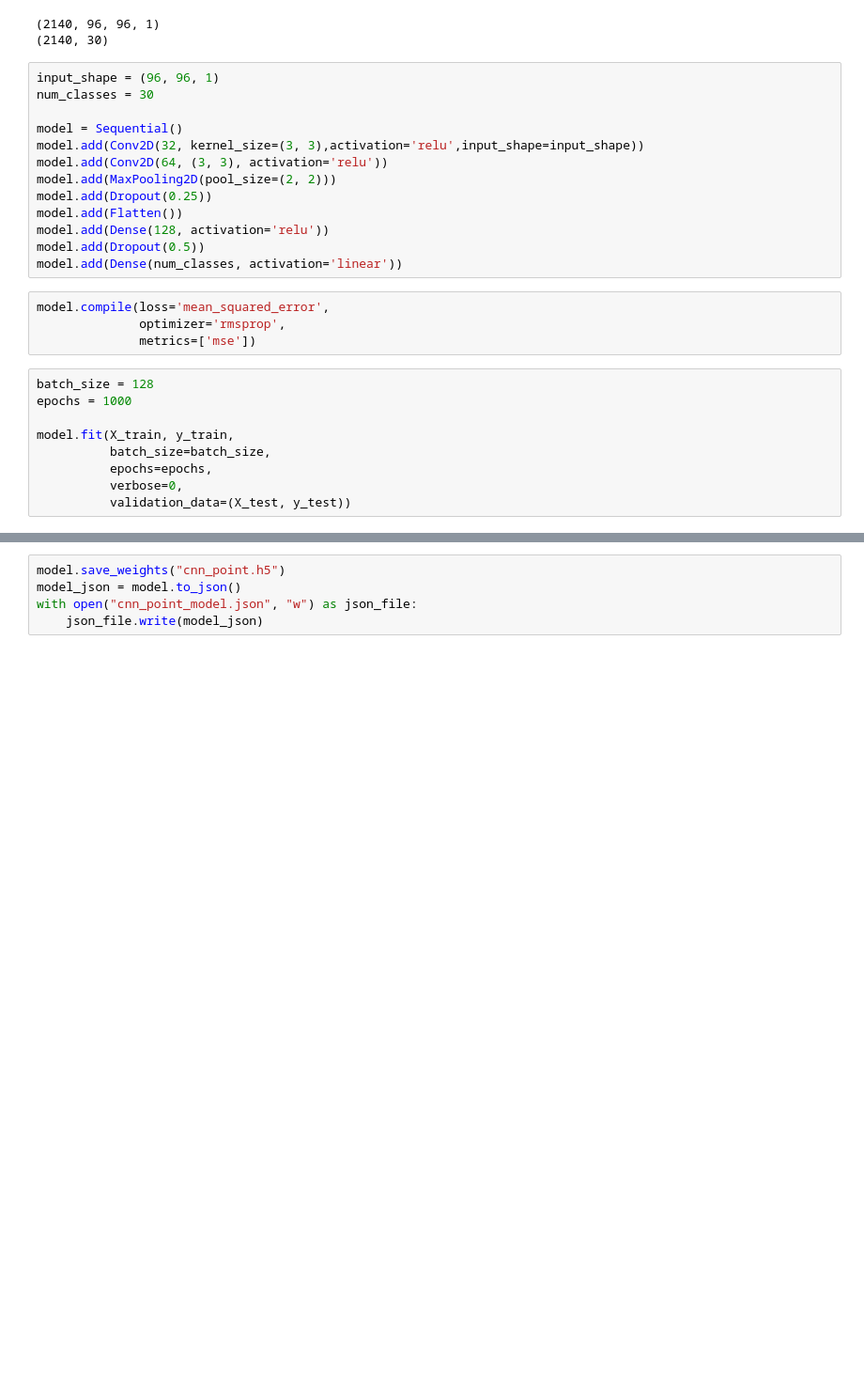
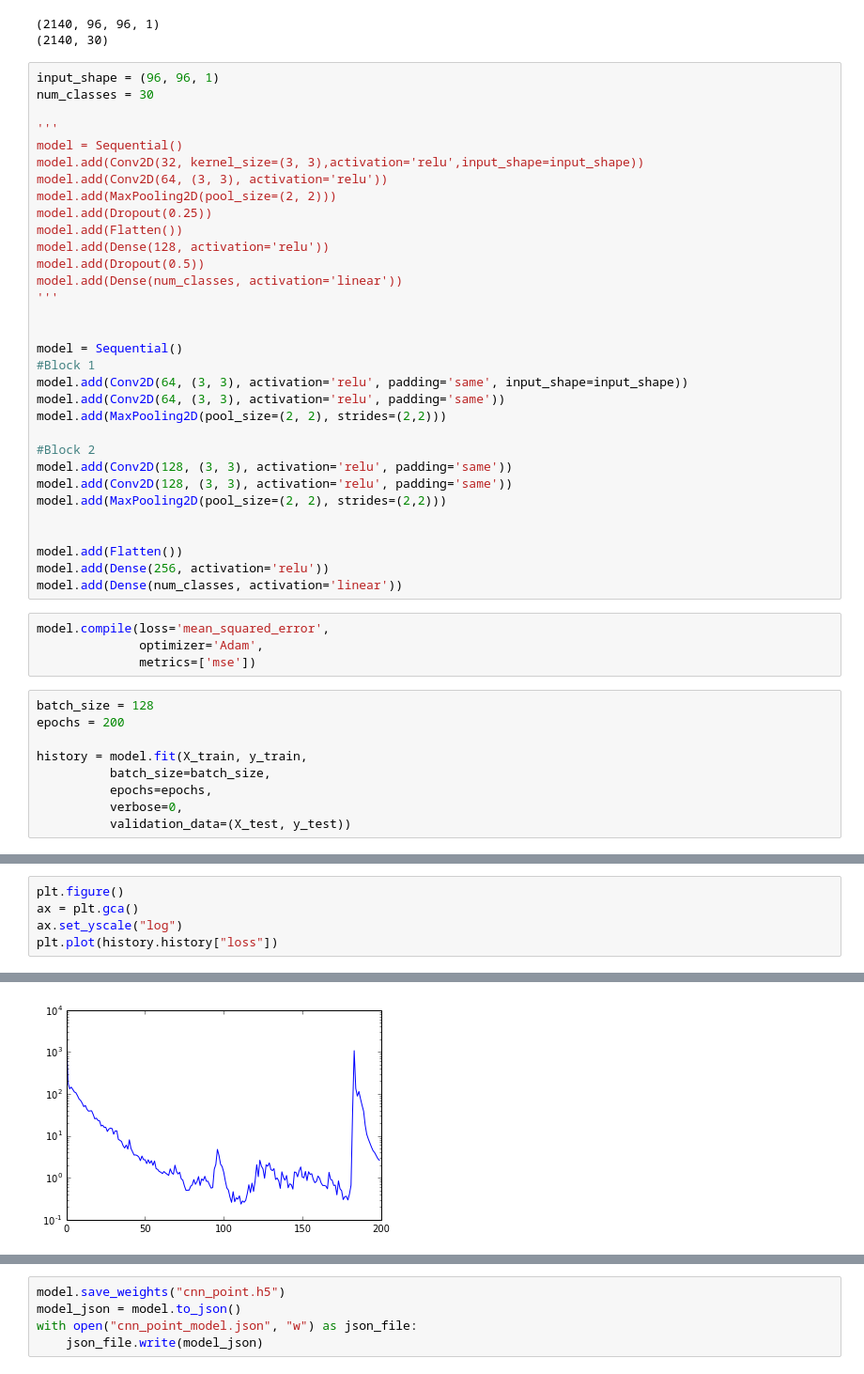
Before and after one commit to jauffretp/CNN_project, a Jupyter notebook: src/Training the network.ipynb, the cells around one changed output, grey strips where cells are left out. Shown: that part at 94% size. Saved outputs shown, nothing was run; the diff lists cells and outputs as text; blank space fills up the shorter version.

```diff
--- a/src/Training the network.ipynb
+++ b/src/Training the network.ipynb
@@ -39,6 +39,7 @@ X_train, X_test, y_train, y_test = train_test_split( X, y, test_size=0.15)
 input_shape = (96, 96, 1)
 num_classes = 30
 
+'''
 model = Sequential()
 model.add(Conv2D(32, kernel_size=(3, 3),activation='relu',input_shape=input_shape))
 model.add(Conv2D(64, (3, 3), activation='relu'))
@@ -48,15 +49,33 @@ model.add(Flatten())
 model.add(Dense(128, activation='relu'))
 model.add(Dropout(0.5))
 model.add(Dense(num_classes, activation='linear'))
+'''
+
+
+model = Sequential()
+#Block 1
+model.add(Conv2D(64, (3, 3), activation='relu', padding='same', input_shape=input_shape))
+model.add(Conv2D(64, (3, 3), activation='relu', padding='same'))
+model.add(MaxPooling2D(pool_size=(2, 2), strides=(2,2)))
+
+#Block 2
+model.add(Conv2D(128, (3, 3), activation='relu', padding='same'))
+model.add(Conv2D(128, (3, 3), activation='relu', padding='same'))
+model.add(MaxPooling2D(pool_size=(2, 2), strides=(2,2)))
+
+
+model.add(Flatten())
+model.add(Dense(256, activation='relu'))
+model.add(Dense(num_classes, activation='linear'))
 # %%
 model.compile(loss='mean_squared_error',
-              optimizer='rmsprop',
+              optimizer='Adam',
               metrics=['mse'])
 # %%
 batch_size = 128
-epochs = 1000
+epochs = 200
 
-model.fit(X_train, y_train,
+history = model.fit(X_train, y_train,
           batch_size=batch_size,
           epochs=epochs,
           verbose=0,
@@ -65,0 +83,6 @@ model.fit(X_train, y_train,
+# %%
+plt.figure()
+ax = plt.gca()
+ax.set_yscale("log")
+plt.plot(history.history["loss"])
+# %% [output]
@@ -66,3 +90,4 @@ model.fit(X_train, y_train,
+[figure, added]
 # %%
 score = model.evaluate(X_test, y_test, verbose=0)
 print('Test loss:', score[0])
```
Also changed, not shown: parts of 5 cells of this notebook, 2 other files.
